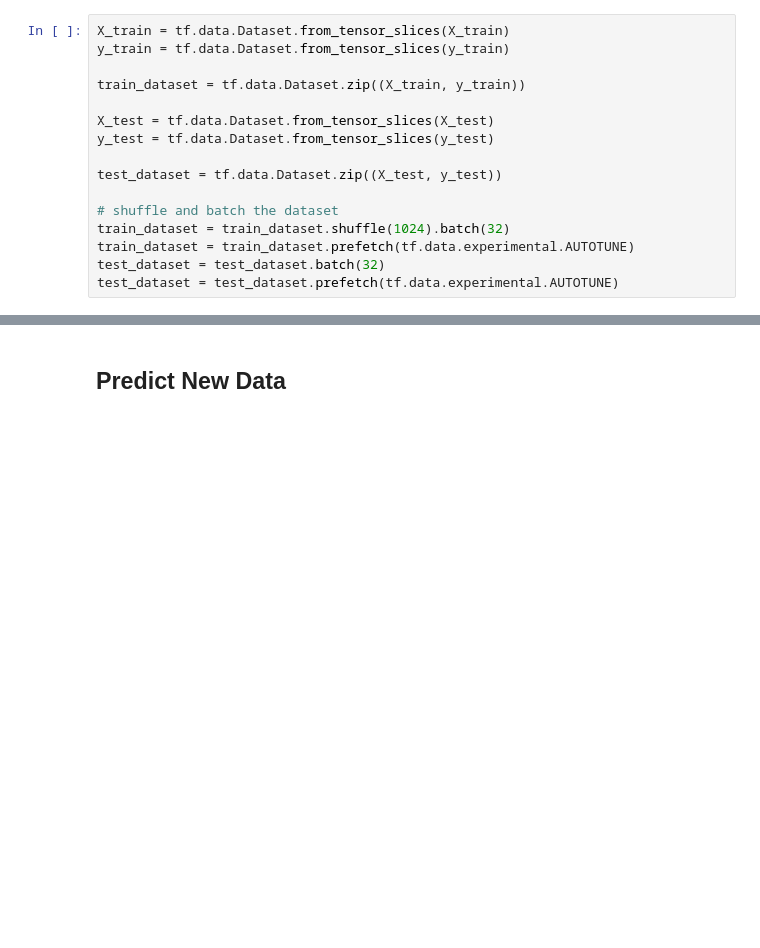
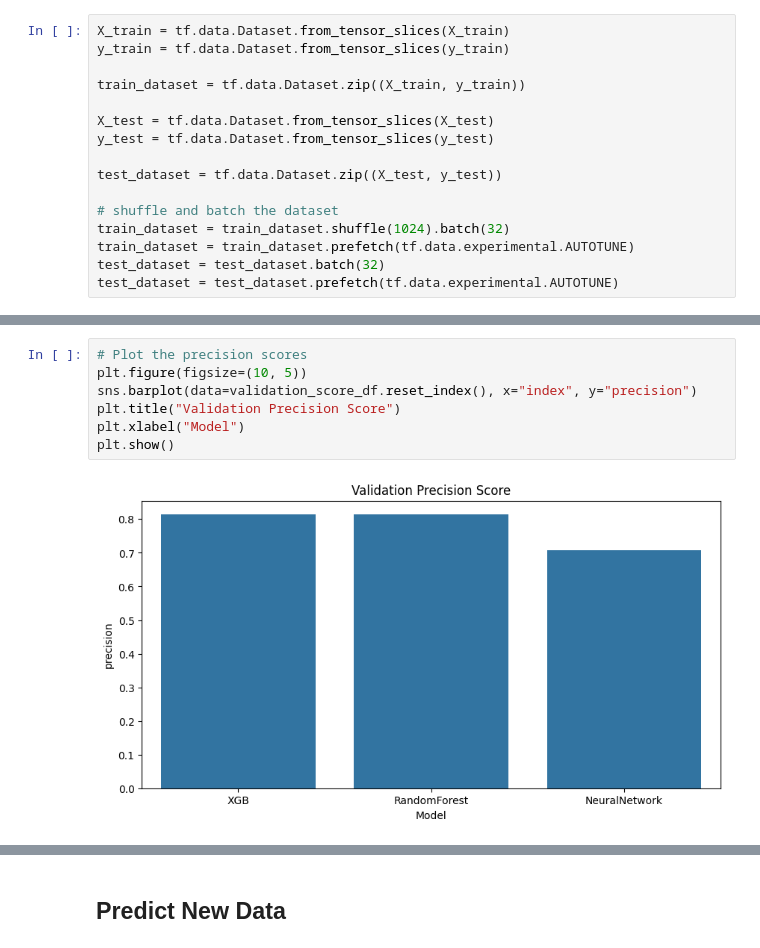
Before and after one commit to salmanafh/weather-trend-forcasting, a Jupyter notebook: notebook.ipynb, the cells around one changed output, grey strips where cells are left out. Saved outputs shown, nothing was run; the diff lists cells and outputs as text; blank space fills up the shorter version.

```diff
--- a/notebook.ipynb
+++ b/notebook.ipynb
@@ -582,0 +595,9 @@ plt.show()
+# %%
+# Plot the precision scores
+plt.figure(figsize=(10, 5))
+sns.barplot(data=validation_score_df.reset_index(), x="index", y="precision")
+plt.title("Validation Precision Score")
+plt.xlabel("Model")
+plt.show()
+# %% [output]
+[figure, added]
```
Also changed, not shown: parts of 8 cells of this notebook.
